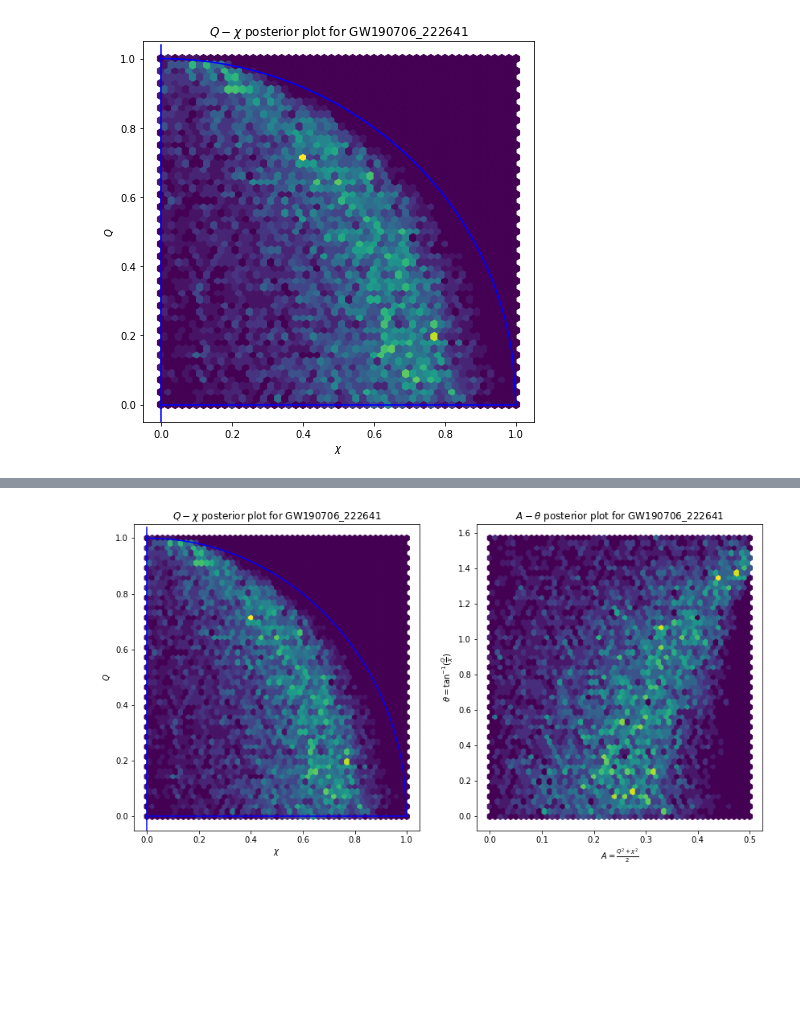
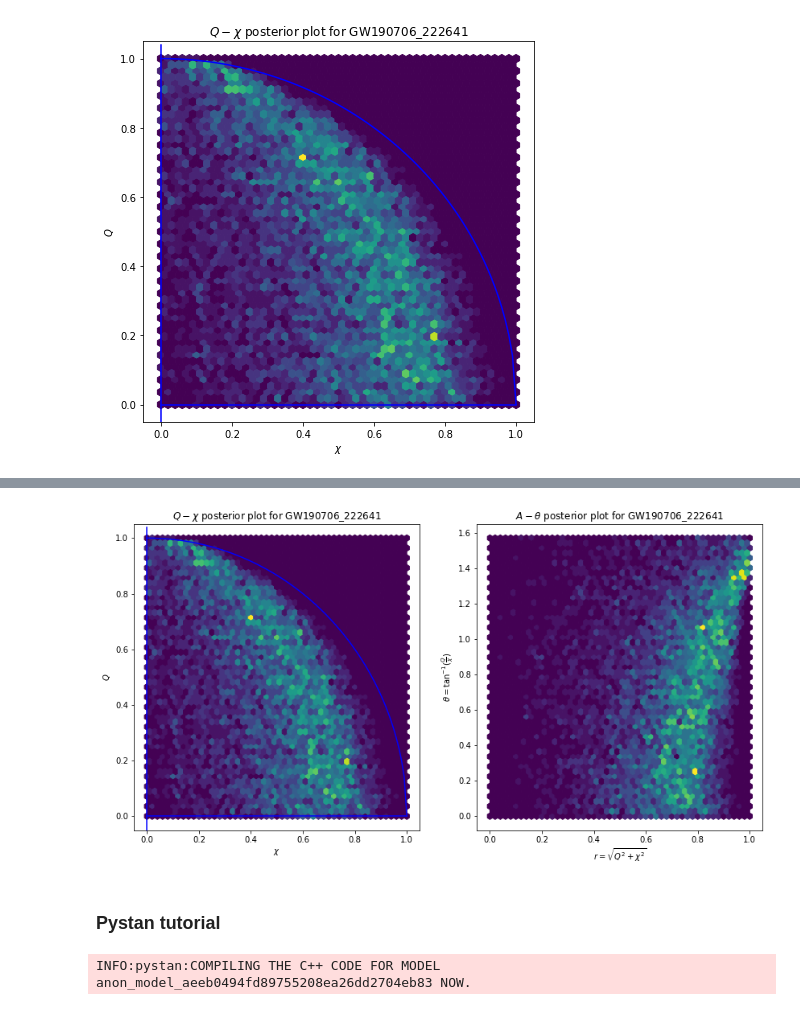
Before and after one commit to Potatoasad/charged-ringdown-analysis-tools, a Jupyter notebook: testing/Graphing.ipynb, the cells around one changed output, grey strips where cells are left out. Saved outputs shown, nothing was run; the diff lists cells and outputs as text; code cells hidden in the pictures; blank space fills up the shorter version.

Commit message:
configured stan and added conda environment

```diff
--- a/testing/Graphing.ipynb
+++ b/testing/Graphing.ipynb
@@ -43,12 +45,12 @@ plt.show()
 [figure]
 # %%
 ## Changing Variables:
-def chiq_to_Atheta(arr):
-    A = (arr[:,0]**2 + arr[:,1]**2)/2
+def chiq_to_rtheta(arr):
+    A = np.sqrt(arr[:,0]**2 + arr[:,1]**2)
     theta = np.arctan(arr[:,1]/arr[:,0])
     return np.array([A,theta]).transpose()
 
-def Atheta_to_chiq(arr):
-    chi = np.sqrt(arr[:,0]*2)*np.cos(arr[:,1])
-    Q = np.sqrt(arr[:,0]*2)*np.sin(arr[:,1])
+def rtheta_to_chiq(arr):
+    chi = arr[:,0]*np.cos(arr[:,1])
+    Q = arr[:,0]*np.sin(arr[:,1])
     return np.array([chi,Q]).transpose()
@@ -63,22 +57,34 @@ array([[0.32342613, 0.79709724],
 # %%
 eventname = 'GW190706_222641'
 fig, axes = plt.subplots(nrows=1,ncols=2,figsize=(14,7))
 ax1,ax2 = axes
-newpoints = chiq_to_Atheta(points[eventname])
+newpoints = chiq_to_rtheta(points[eventname])
 
 
 ax1.plot(np.linspace(0,1,100), np.sqrt(1 - np.linspace(0,1,100)**2),c='b')
 ax1.plot(np.linspace(0,1,100), 0.0*np.linspace(0,1,100),c='b')
 ax1.axvline(0.0,ymin=0.0,ymax=0.99,c='b')
 ax1.hexbin(x = points[eventname][:,0], y = points[eventname][:,1],gridsize=50, extent=(0,1,0,1))
 ax1.set_xlabel("$\chi$")
 ax1.set_ylabel("$Q$")
 ax1.set_title(f"$Q-\chi$ posterior plot for {eventname}")
 
-ax2.hexbin(x = newpoints[:,0], y = newpoints[:,1],gridsize=50, extent=(0,1/2,0,np.pi/2))
-ax2.set_xlabel("$A = \\frac{Q^2 + \\chi^2}{2}$")
+ax2.hexbin(x = newpoints[:,0], y = newpoints[:,1],gridsize=50, extent=(0,1,0,np.pi/2))
+ax2.set_xlabel("$r = \\sqrt{Q^2 + \\chi^2}$")
 ax2.set_ylabel("$\\theta = \\tan^{-1}(\\frac{Q}{\chi})$")
 ax2.set_title(f"$A-\\theta$ posterior plot for {eventname}")
 plt.show()
 # %% [output]
-[figure, old version]
+[figure, new version]
+# %% [markdown]
+### Pystan tutorial
+# %%
+coin_dat = {
+             'n': 100,
+             'y': 61,
+            }
+
+compiled = pystan.StanModel(file='coin_toss.stan')
+fit = compiled.sampling(data=coin_dat, iter=1000, chains=1)
+# %% [output]
+INFO:pystan:COMPILING THE C++ CODE FOR MODEL anon_model_aeeb0494fd89755208ea26dd2704eb83 NOW.
```
Also changed, not shown: parts of 5 cells of this notebook, 4 other files.
